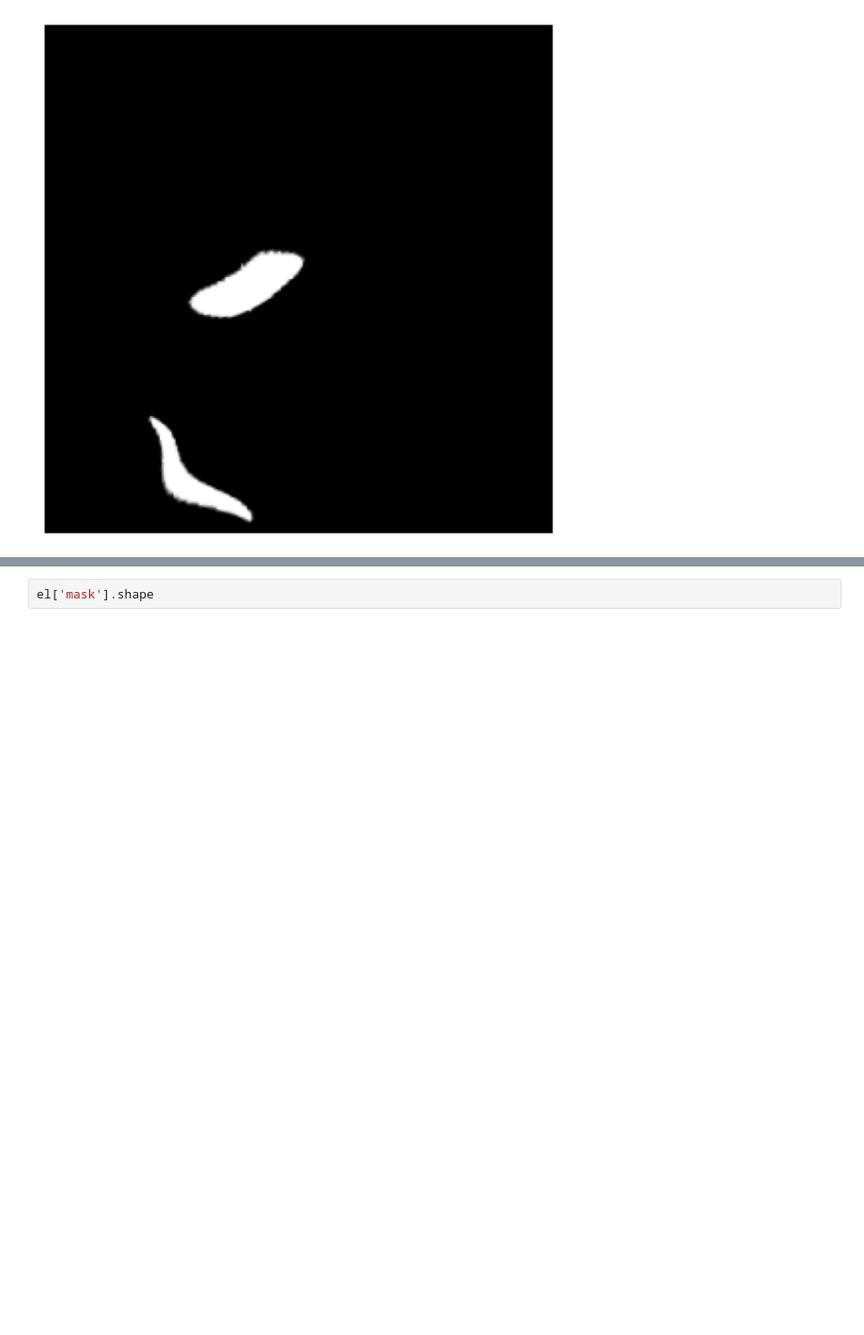
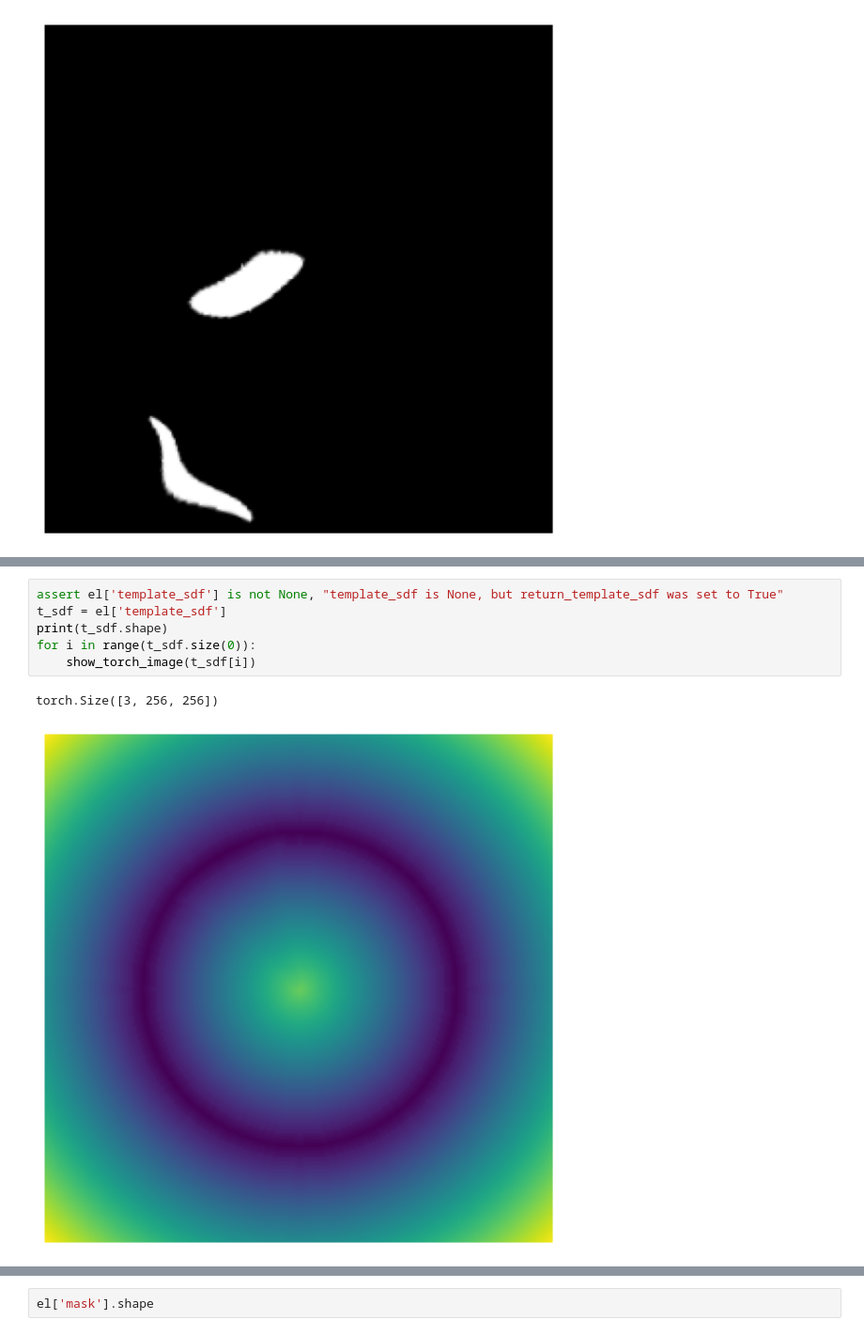
Before and after one commit to majklost/ctu-constraints, a Jupyter notebook: notebooks/ex4/affine_def.ipynb, the cells around one changed output, grey strips where cells are left out. Shown at 94% size. Saved outputs shown, nothing was run; the diff lists cells and outputs as text; blank space fills up the shorter version.

```diff
--- a/notebooks/ex4/affine_def.ipynb
+++ b/notebooks/ex4/affine_def.ipynb
@@ -31,0 +48,9 @@ torch.Size([1, 256, 256]) torch.Size([4, 256, 256]) torch.Size([4, 256, 256])
+# %%
+assert el['template_sdf'] is not None, "template_sdf is None, but return_template_sdf was set to True"
+t_sdf = el['template_sdf']
+print(t_sdf.shape)
+for i in range(t_sdf.size(0)):
+    show_torch_image(t_sdf[i])
+# %% [output]
+torch.Size([3, 256, 256])
+[figure, added]
```
Also changed, not shown: parts of 7 cells of this notebook, 7 other files.
